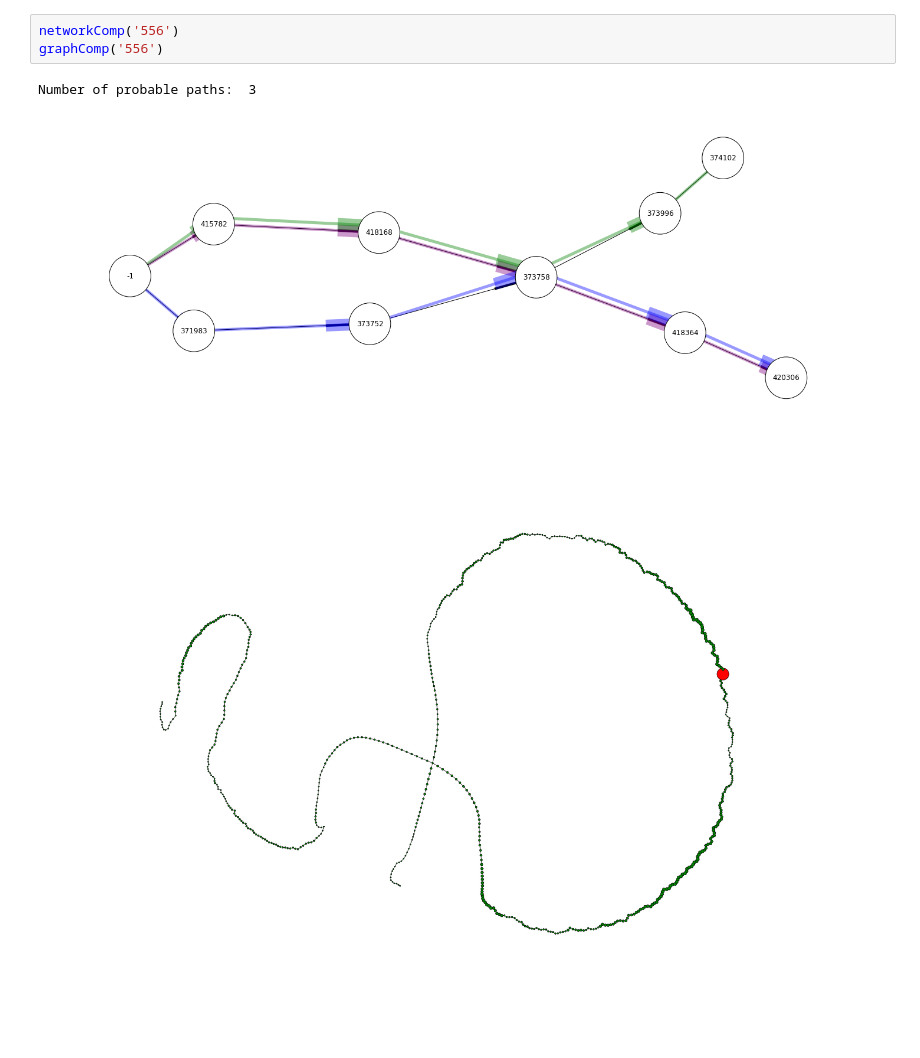
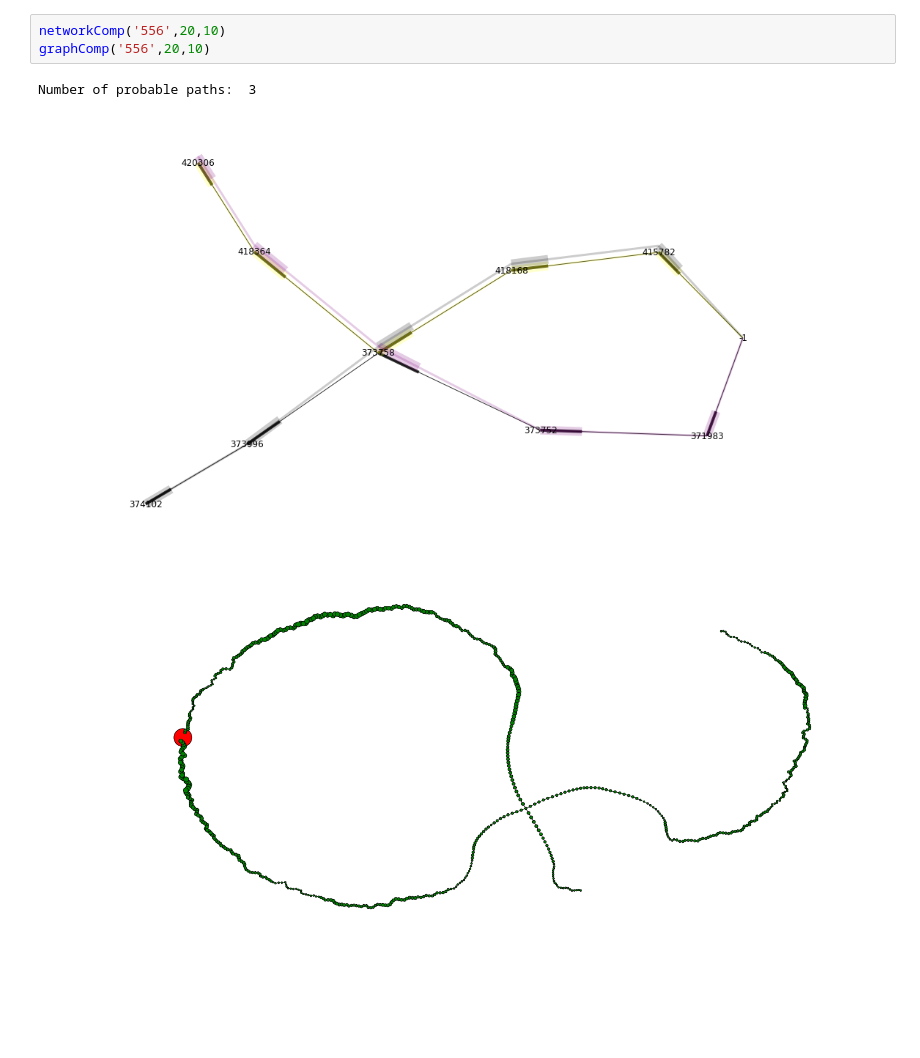
Before and after one commit to damiankao/trinity-visualization, a Jupyter notebook: trinity_vis.ipynb, the cells around one changed output. Saved outputs shown, nothing was run; the diff lists cells and outputs as text; blank space fills up the shorter version.

```diff
--- a/trinity_vis.ipynb
+++ b/trinity_vis.ipynb
@@ -148,7 +167,7 @@ Number of probable paths:  2
 # %%
-networkComp('556')
-graphComp('556')
+networkComp('556',20,10)
+graphComp('556',20,10)
 # %% [output]
 Number of probable paths:  3
-[figure, old version]
+[figure, new version]
-[figure, old version]
+[figure, new version]
```
Also changed, not shown: parts of 5 cells of this notebook.
